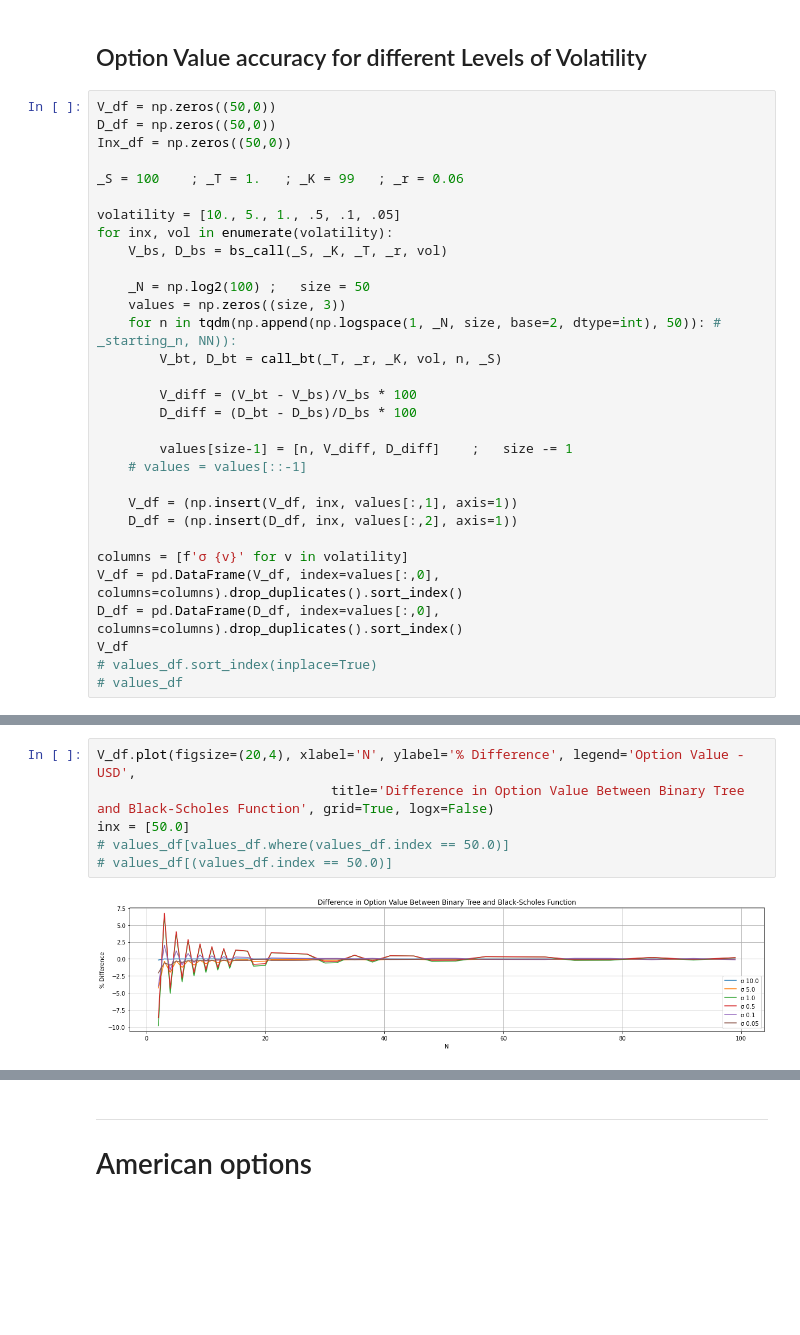
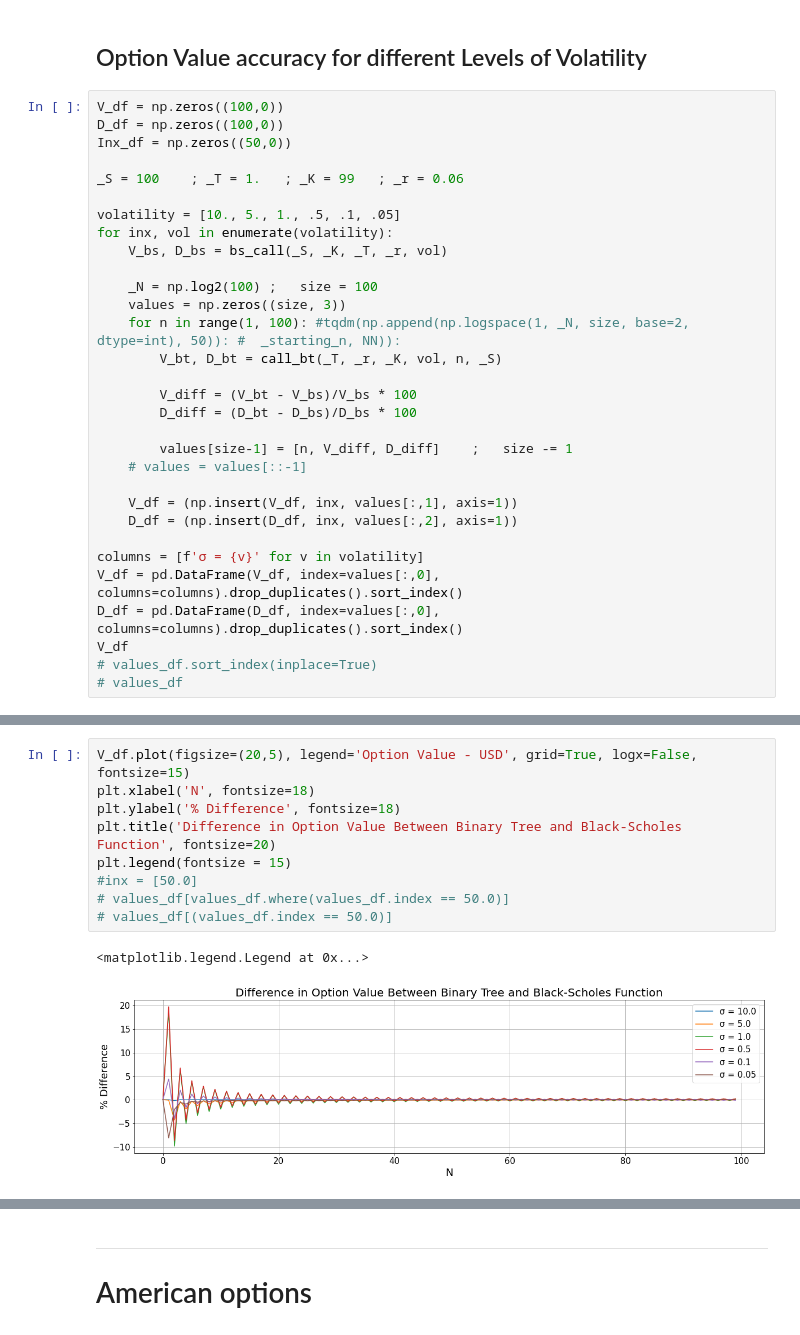
Before and after one commit to ithakis/UvA-Computational-Finance, a Jupyter notebook: Part 2.ipynb, the cells around one changed output, grey strips where cells are left out. Cells and saved outputs as stored; diff of their text form; blank space fills up the shorter version.

```diff
--- a/Part 2.ipynb
+++ b/Part 2.ipynb
@@ -224,8 +225,8 @@ Option Value Black-Scholes Formula = 11.54428 EUR
 # %% [markdown]
 ## Option Value accuracy for different Levels of Volatility
 # %%
-V_df = np.zeros((50,0))
-D_df = np.zeros((50,0))
+V_df = np.zeros((100,0))
+D_df = np.zeros((100,0))
 Inx_df = np.zeros((50,0))
 
 _S = 100    ; _T = 1.   ; _K = 99   ; _r = 0.06
@@ -234,9 +235,9 @@ volatility = [10., 5., 1., .5, .1, .05]
 for inx, vol in enumerate(volatility):
     V_bs, D_bs = bs_call(_S, _K, _T, _r, vol)
 
-    _N = np.log2(100) ;   size = 50
+    _N = np.log2(100) ;   size = 100
     values = np.zeros((size, 3))
-    for n in tqdm(np.append(np.logspace(1, _N, size, base=2, dtype=int), 50)): #  _starting_n, NN)):
+    for n in range(1, 100): #tqdm(np.append(np.logspace(1, _N, size, base=2, dtype=int), 50)): #  _starting_n, NN)):
         V_bt, D_bt = call_bt(_T, _r, _K, vol, n, _S)
 
         V_diff = (V_bt - V_bs)/V_bs * 100
@@ -248,7 +249,7 @@ for inx, vol in enumerate(volatility):
     V_df = (np.insert(V_df, inx, values[:,1], axis=1))
     D_df = (np.insert(D_df, inx, values[:,2], axis=1))
 
-columns = [f'σ {v}' for v in volatility]
+columns = [f'σ = {v}' for v in volatility]
 V_df = pd.DataFrame(V_df, index=values[:,0], columns=columns).drop_duplicates().sort_index()
 D_df = pd.DataFrame(D_df, index=values[:,0], columns=columns).drop_duplicates().sort_index()
 V_df
@@ -275,9 +272,13 @@ V_df
 # %%
-V_df.plot(figsize=(20,4), xlabel='N', ylabel='% Difference', legend='Option Value - USD',
-                              title='Difference in Option Value Between Binary Tree and Black-Scholes Function', grid=True, logx=False)
-inx = [50.0]
+V_df.plot(figsize=(20,5), legend='Option Value - USD', grid=True, logx=False, fontsize=15)
+plt.xlabel('N', fontsize=18)
+plt.ylabel('% Difference', fontsize=18)
+plt.title('Difference in Option Value Between Binary Tree and Black-Scholes Function', fontsize=20)
+plt.legend(fontsize = 15)
+#inx = [50.0]
 # values_df[values_df.where(values_df.index == 50.0)]
 # values_df[(values_df.index == 50.0)]
 # %% [output]
+<matplotlib.legend.Legend at 0x...>
-[figure, old version]
+[figure, new version]
 # %%
```
Also changed, not shown: parts of 15 cells of this notebook.
